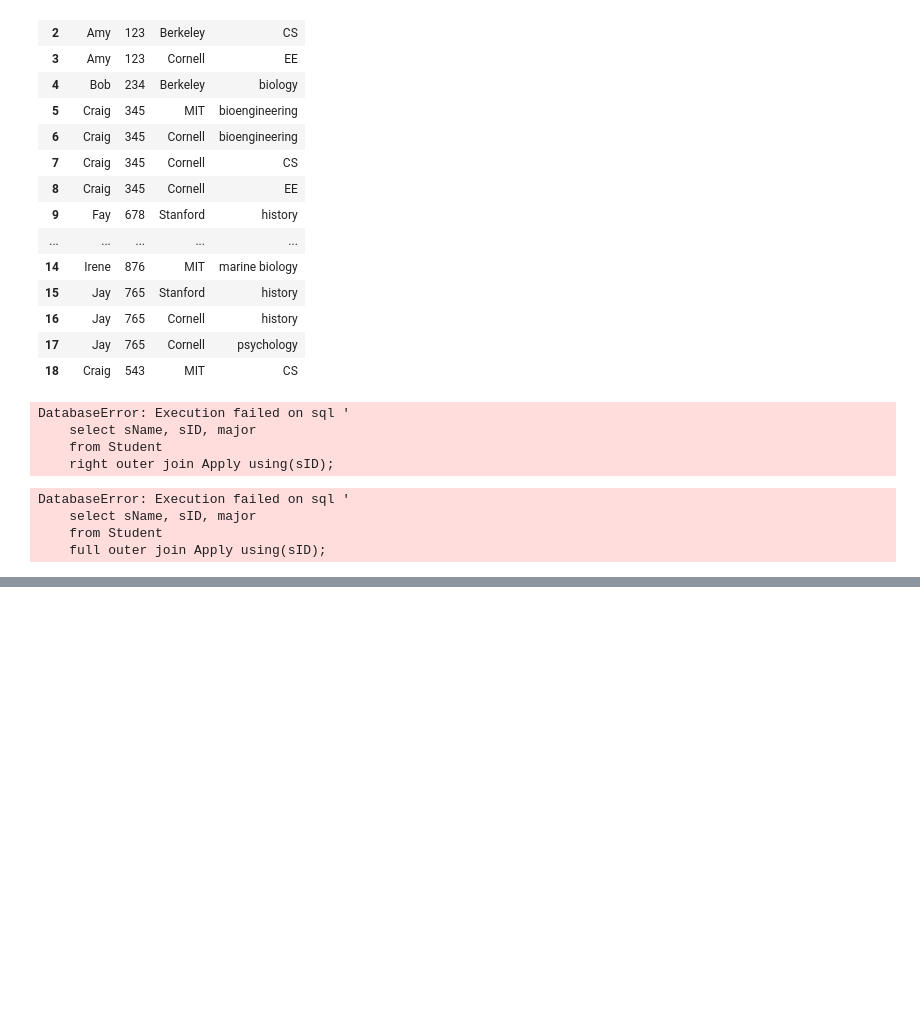
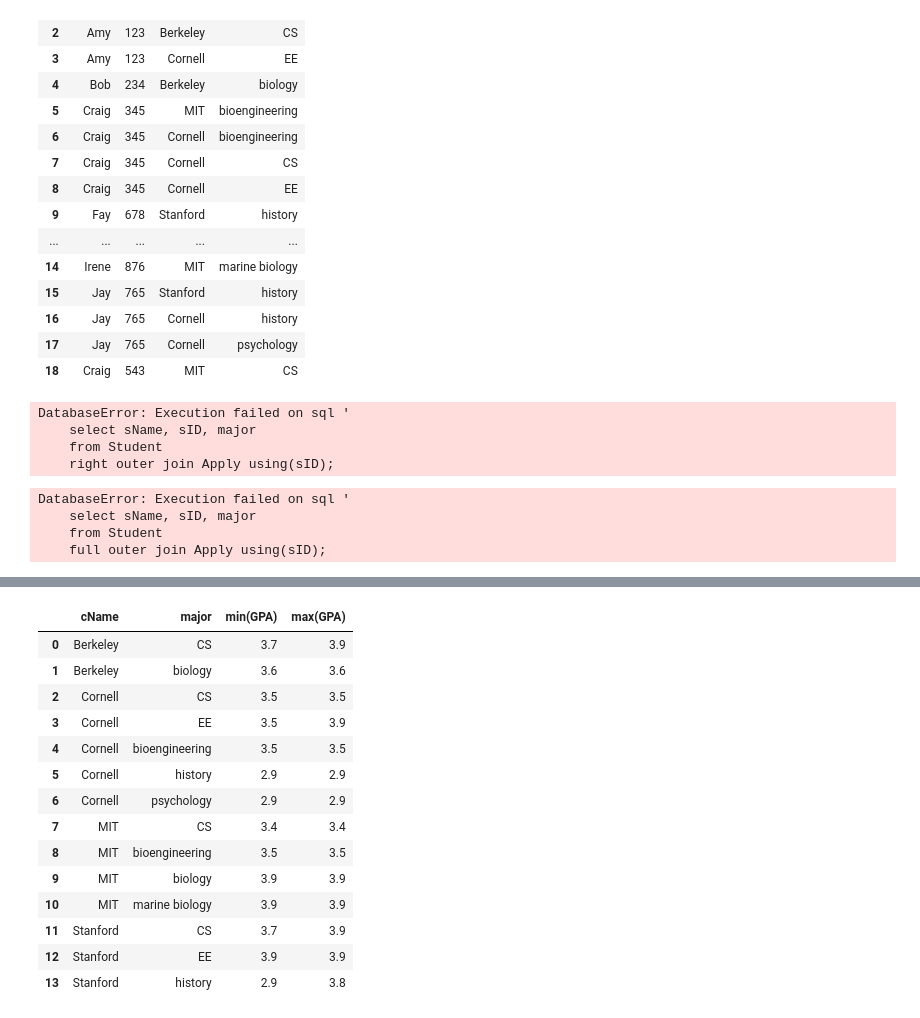
Before and after one commit to OniSlayer/standford_sql_notes, a Jupyter notebook: stanford_sql_notes.ipynb, the cells around one changed output, grey strips where cells are left out. Cells and saved outputs as stored; diff of their text form; code cells hidden in the pictures; blank space fills up the shorter version.

```diff
--- a/stanford_sql_notes.ipynb
+++ b/stanford_sql_notes.ipynb
@@ -764,0 +841,26 @@ DatabaseError: Execution failed on sql '
+# %%
+# You can even specify multiple attributes to use for the groups. In this cases
+# each unique pair will be used as a single group.
+
+run_query('''
+    select cName, major, min(GPA), max(GPA)
+    from Student
+    natural join Apply
+    group by cName, major;
+''')
+# %% [output]
+|  | cName | major | min(GPA) | max(GPA) |
+| 0 | Berkeley | CS | 3.7 | 3.9 |
+| 1 | Berkeley | biology | 3.6 | 3.6 |
+| 2 | Cornell | CS | 3.5 | 3.5 |
+| 3 | Cornell | EE | 3.5 | 3.9 |
+| 4 | Cornell | bioengineering | 3.5 | 3.5 |
+| 5 | Cornell | history | 2.9 | 2.9 |
+| 6 | Cornell | psychology | 2.9 | 2.9 |
+| 7 | MIT | CS | 3.4 | 3.4 |
+| 8 | MIT | bioengineering | 3.5 | 3.5 |
+| 9 | MIT | biology | 3.9 | 3.9 |
+| 10 | MIT | marine biology | 3.9 | 3.9 |
+| 11 | Stanford | CS | 3.7 | 3.9 |
+| 12 | Stanford | EE | 3.9 | 3.9 |
+| 13 | Stanford | history | 2.9 | 3.8 |
```
Also changed, not shown: parts of 12 cells of this notebook, 1 other file.
